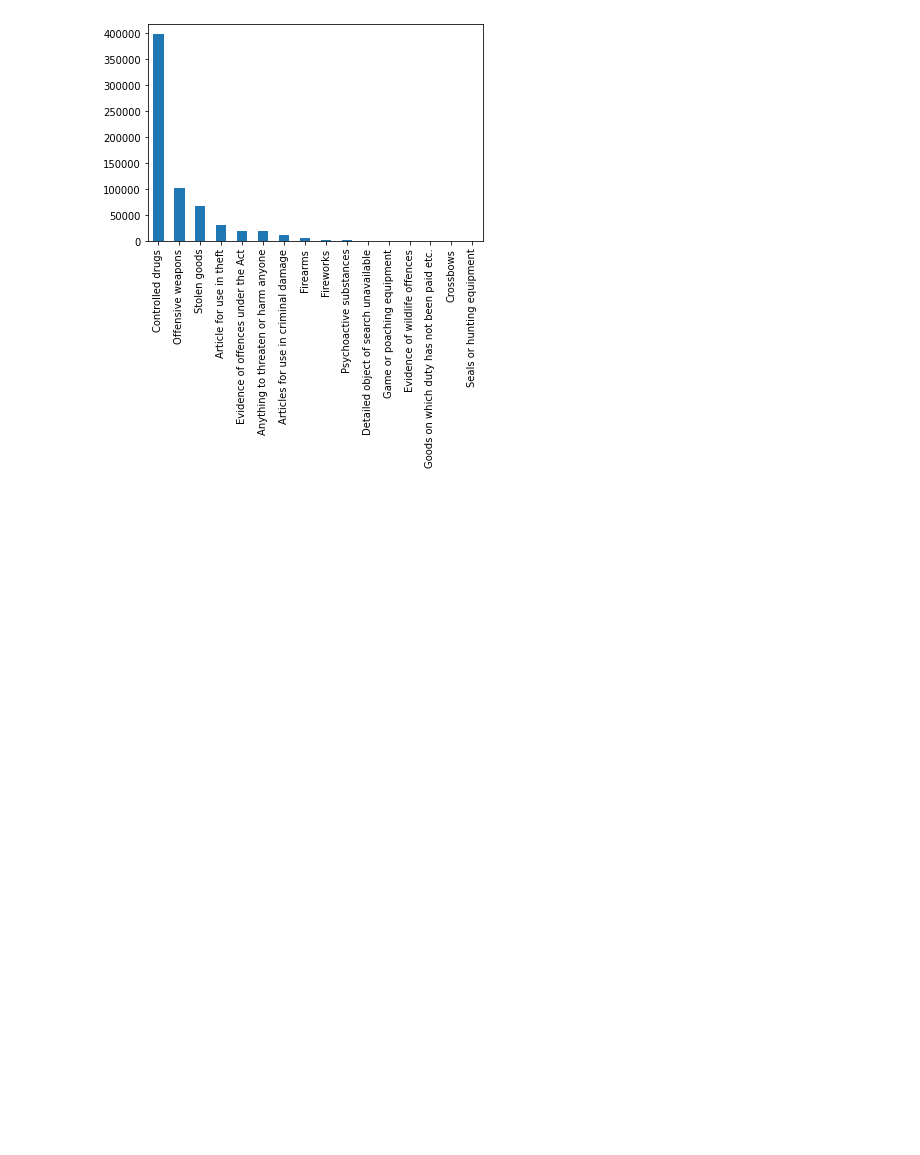
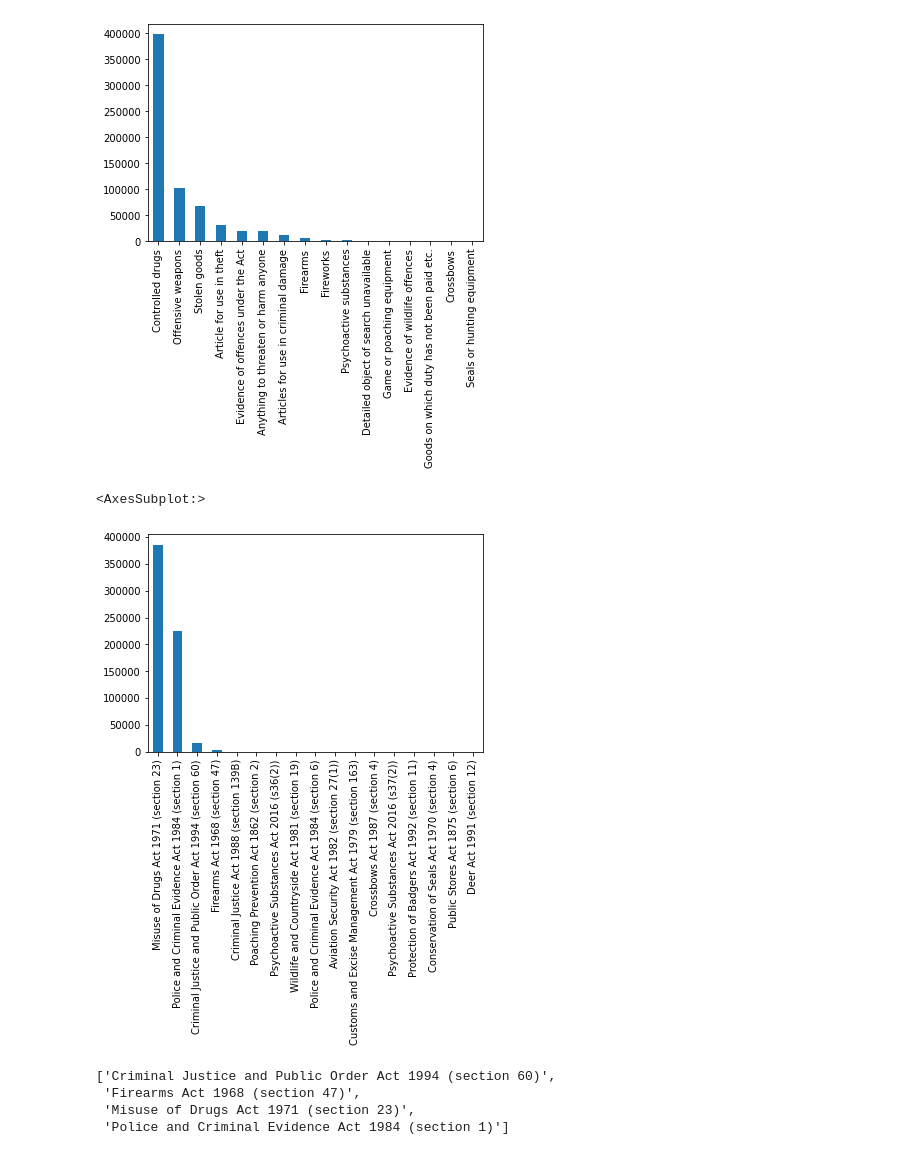
Before and after one commit to dbsousa01/Batch4-Capstone, a Jupyter notebook: EDA.ipynb, the cells around one changed output. Drawn from its saved outputs; the diff is of its cells as text; code cells hidden in the pictures; blank space fills up the shorter version.

```diff
--- a/EDA.ipynb
+++ b/EDA.ipynb
@@ -249,3 +249,8 @@ df["Object of search"].value_counts().plot(kind="bar")
 # %% [output]
 <AxesSubplot:>
 [figure]
+# %%
+df["Legislation"].value_counts().plot(kind="bar")
+# %% [output]
+<AxesSubplot:>
+[figure, added]
@@ -251,0 +260,7 @@ df["Object of search"].value_counts().plot(kind="bar")
+# %%
+list(mask2.index)
+# %% [output]
+['Criminal Justice and Public Order Act 1994 (section 60)',
+ 'Firearms Act 1968 (section 47)',
+ 'Misuse of Drugs Act 1971 (section 23)',
+ 'Police and Criminal Evidence Act 1984 (section 1)']
```
Also changed, not shown: parts of 6 cells of this notebook.
